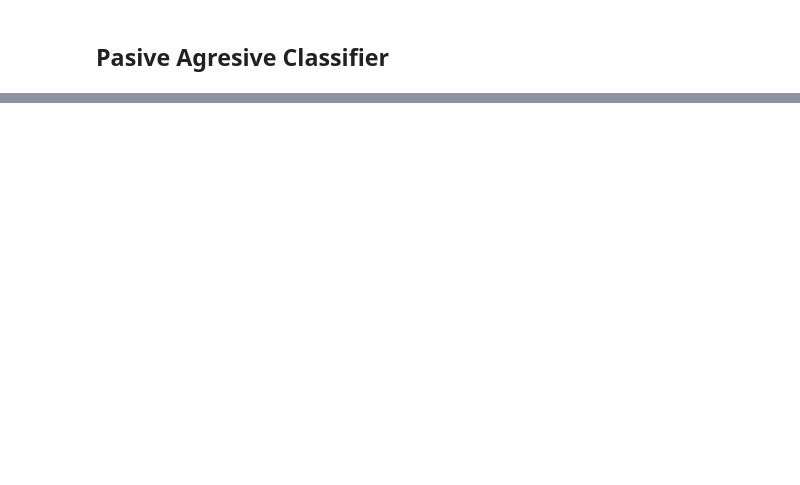
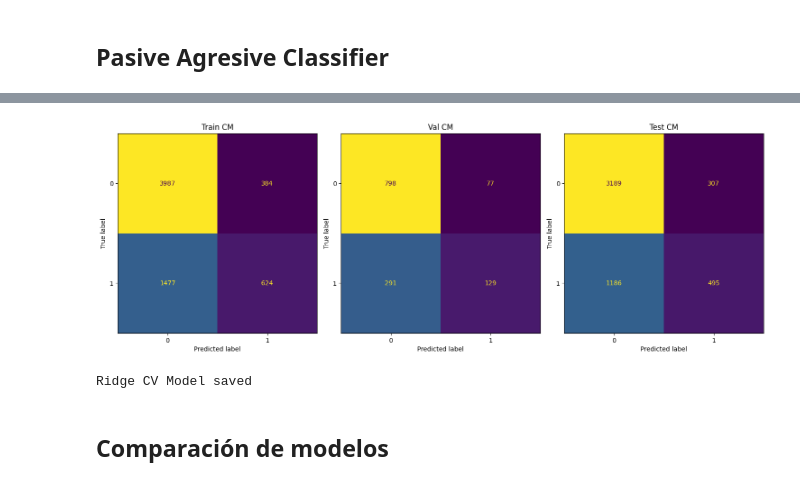
Before and after one commit to A01795375/Proyecto_Integrador_cancer, a Jupyter notebook: notebooks/Avance 4.ipynb, the cells around one changed output, grey strips where cells are left out. Cells and saved outputs as stored; diff of their text form; code cells hidden in the pictures; blank space fills up the shorter version.

```diff
--- a/notebooks/Avance 4.ipynb
+++ b/notebooks/Avance 4.ipynb
@@ -568,0 +1049,14 @@ Random Forest Model saved
+# %%
+# Predice valores de y
+y_predict_ridge_train = ridge_random_search.predict(X_train)
+y_predict_ridge_val = ridge_random_search.predict(X_val)
+y_predict_ridge_test = ridge_random_search.predict(X_test)
+
+# Calcula la precisión:
+accuracy_ridge_train = accuracy_score(y_train,y_predict_ridge_train)
+accuracy_ridge_val = accuracy_score(y_val,y_predict_ridge_val)
+accuracy_ridge_test = accuracy_score(y_test,y_predict_ridge_test)
+
+print(f'Accuracy train {accuracy_ridge_train}')
+print(f'Accuracy val {accuracy_ridge_val}')
+print(f'Accuracy test {accuracy_ridge_test}')
@@ -568,0 +1090,35 @@ Random Forest Model saved
+# %%
+# Crear figuras y ejes
+fig, axes = plt.subplots(1, 3, figsize=(15, 5))  # 1 fila, 3 columnas
+
+# Matriz de confusión para el conjunto de entrenamiento
+cm_ridge_train = confusion_matrix(y_train, y_predict_ridge_train)
+disp = ConfusionMatrixDisplay(confusion_matrix=cm_ridge_train)
+disp.plot(ax=axes[0], colorbar=False)
+axes[0].set_title('Train CM')
+
+# Matriz de confusión para el conjunto de validación
+cm_ridge_val = confusion_matrix(y_val, y_predict_ridge_val)
+disp = ConfusionMatrixDisplay(confusion_matrix=cm_ridge_val)
+disp.plot(ax=axes[1], colorbar=False)
+axes[1].set_title('Val CM')
+
+# Matriz de confusión para el conjunto de prueba
+cm_ridge_test = confusion_matrix(y_test, y_predict_ridge_test)
+disp = ConfusionMatrixDisplay(confusion_matrix=cm_ridge_test)
+disp.plot(ax=axes[2], colorbar=False)
+axes[2].set_title('Test CM')
+
+# Ajustar el espacio entre los gráficos
+plt.tight_layout()
+plt.show()
+# %% [output]
+[figure, added]
+# %%
+with open("../models/ridge_model.pkl", "wb") as f:
+    pickle.dump(ridge_random_search.best_estimator_, f)
+print("Ridge CV Model saved")
+# %% [output]
+Ridge CV Model saved
+# %% [markdown]
+## Comparación de modelos
```
Also changed, not shown: parts of 50 cells of this notebook, 7 other files.
